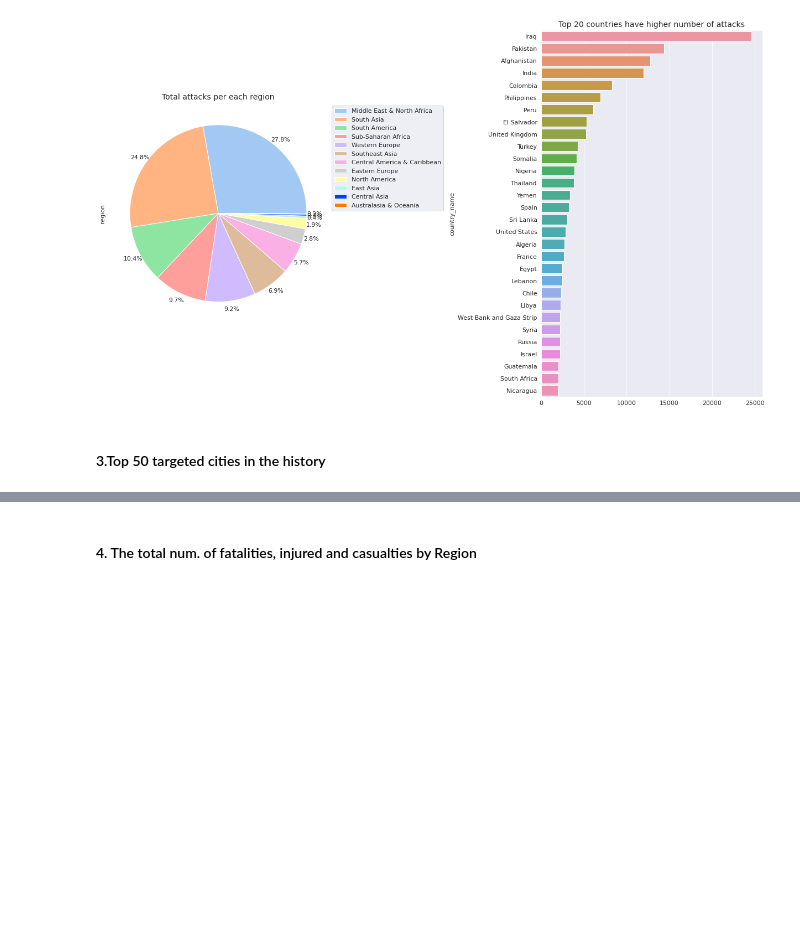
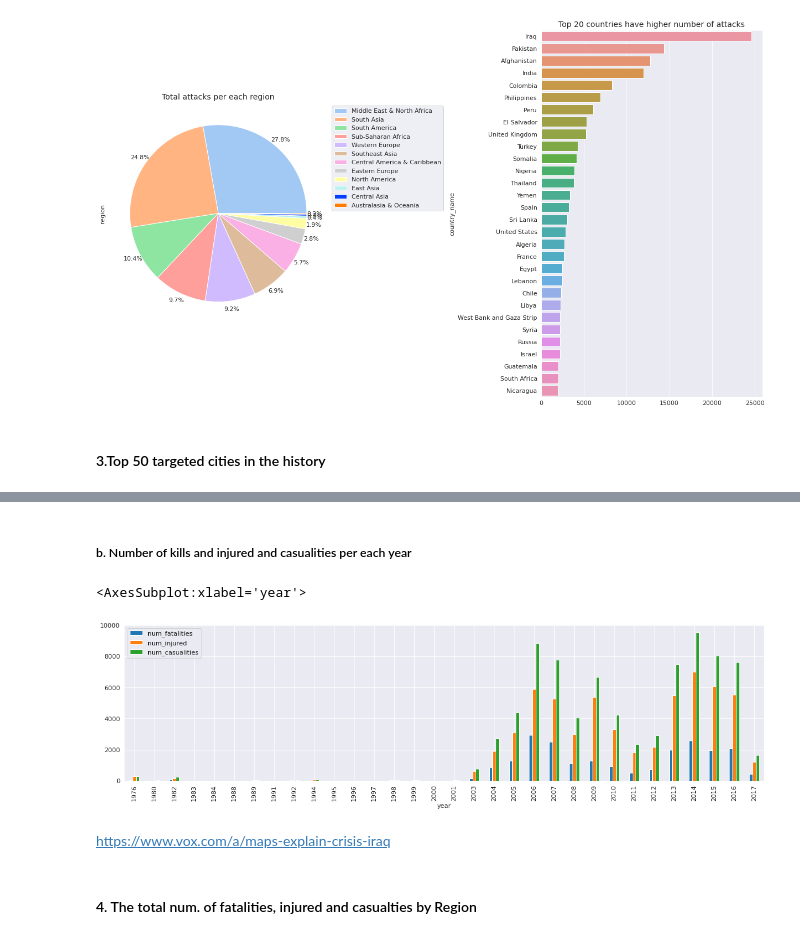
Before and after one commit to JozJozmin/GTD-, a Jupyter notebook: global-terrorism-analysis-capstone-project-ipynb.ipynb, the cells around one changed output, grey strips where cells are left out. Cells and saved outputs as stored; diff of their text form; code cells hidden in the pictures; blank space fills up the shorter version.

```diff
--- a/global-terrorism-analysis-capstone-project-ipynb.ipynb
+++ b/global-terrorism-analysis-capstone-project-ipynb.ipynb
@@ -564,3 +561,13 @@ target_cities
+# %% [markdown]
+##### b. Number of kills and injured and casualities per each year
+# %%
+baghdad_casualities = baghdad_df.groupby('year')['num_fatalities','num_injured','num_casualities'].sum()
+baghdad_casualities.plot(kind='bar',figsize=(20, 5))
+# %% [output]
+<AxesSubplot:xlabel='year'>
+[figure, added]
+# %% [markdown]
+https://www.vox.com/a/maps-explain-crisis-iraq
 # %% [markdown]
 #### 4. The total num. of fatalities, injured and casualties by Region
 # %%
```
Also changed, not shown: parts of 5 cells of this notebook.
